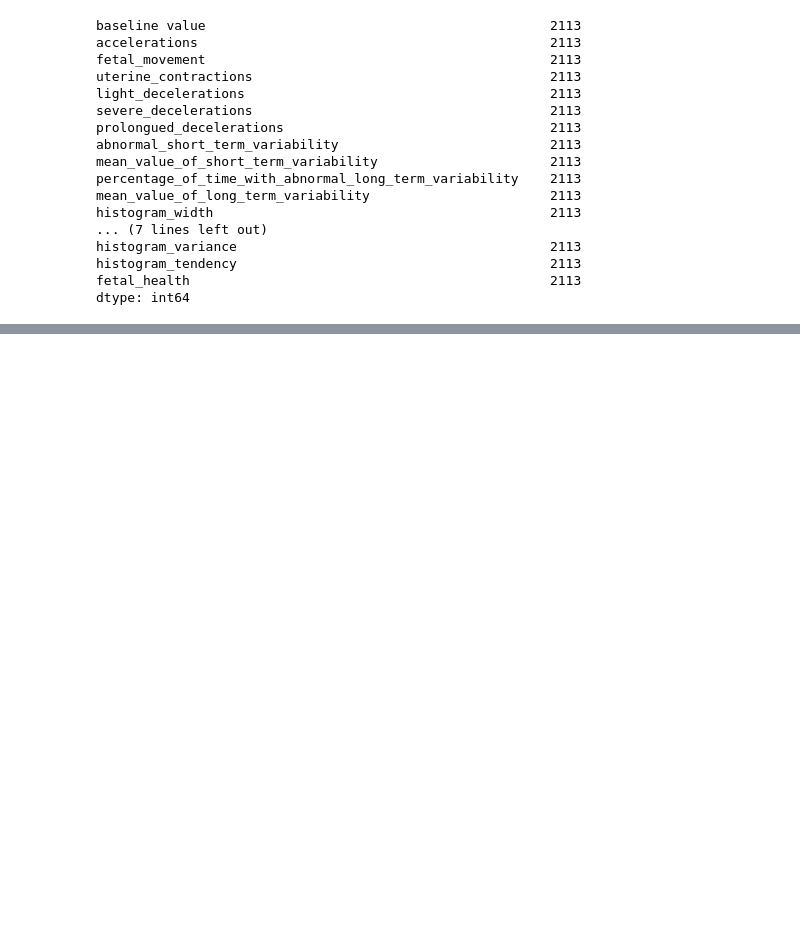
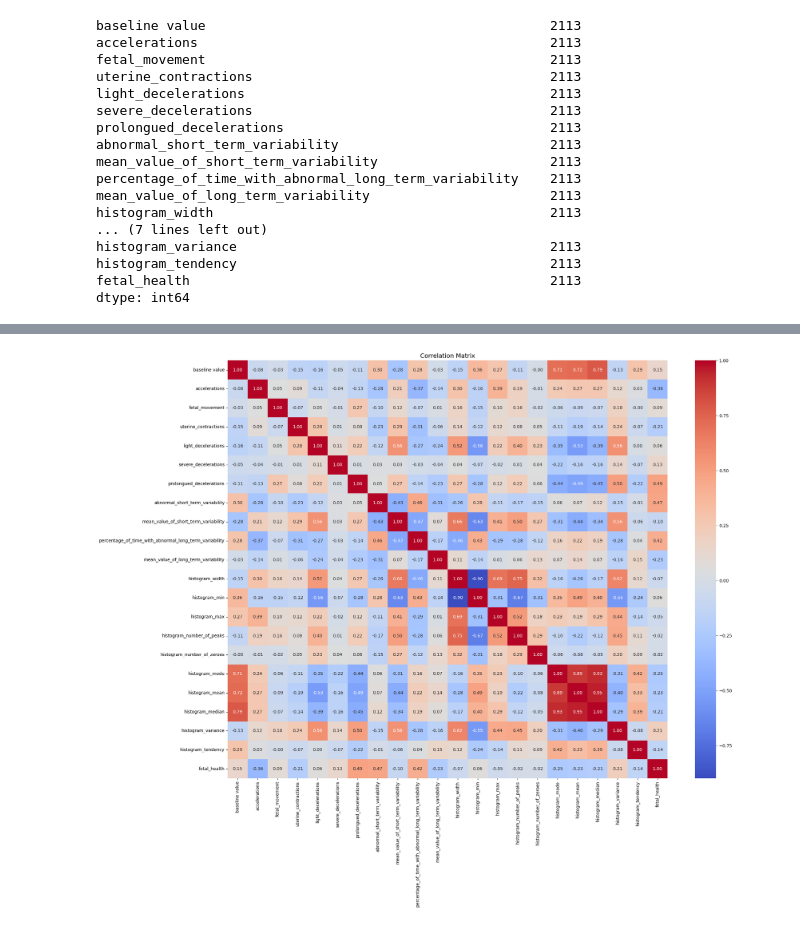
Before and after one commit to Constantin-Stamate/Pregnancy_Health_Assistant, a Jupyter notebook: models/decision_trees.ipynb, the cells around one changed output, grey strips where cells are left out. Saved outputs shown, nothing was run; the diff lists cells and outputs as text; code cells hidden in the pictures; blank space fills up the shorter version.

```diff
--- a/models/decision_trees.ipynb
+++ b/models/decision_trees.ipynb
@@ -192,0 +218,14 @@ dtype: int64
+# %%
+#the target variable is imbalanced
+correlation_matrix = df.corr()
+plt.figure(figsize=(22, 18))
+sns.heatmap(correlation_matrix, annot=True, cmap='coolwarm', fmt=".2f", cbar=True)
+
+plt.title('Correlation Matrix', fontsize=14)
+plt.xticks(fontsize=10, rotation=90)
+plt.yticks(fontsize=10)
+
+plt.tight_layout()
+plt.show()
+# %% [output]
+[figure, added]
```
Also changed, not shown: parts of 6 cells of this notebook.
